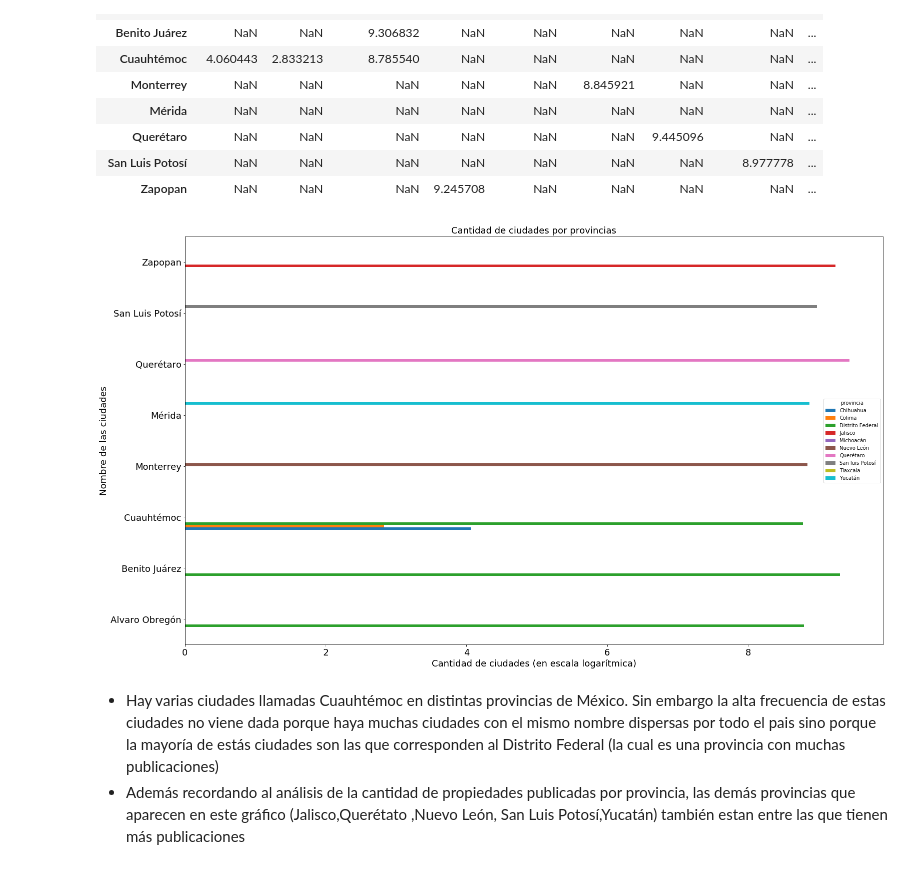
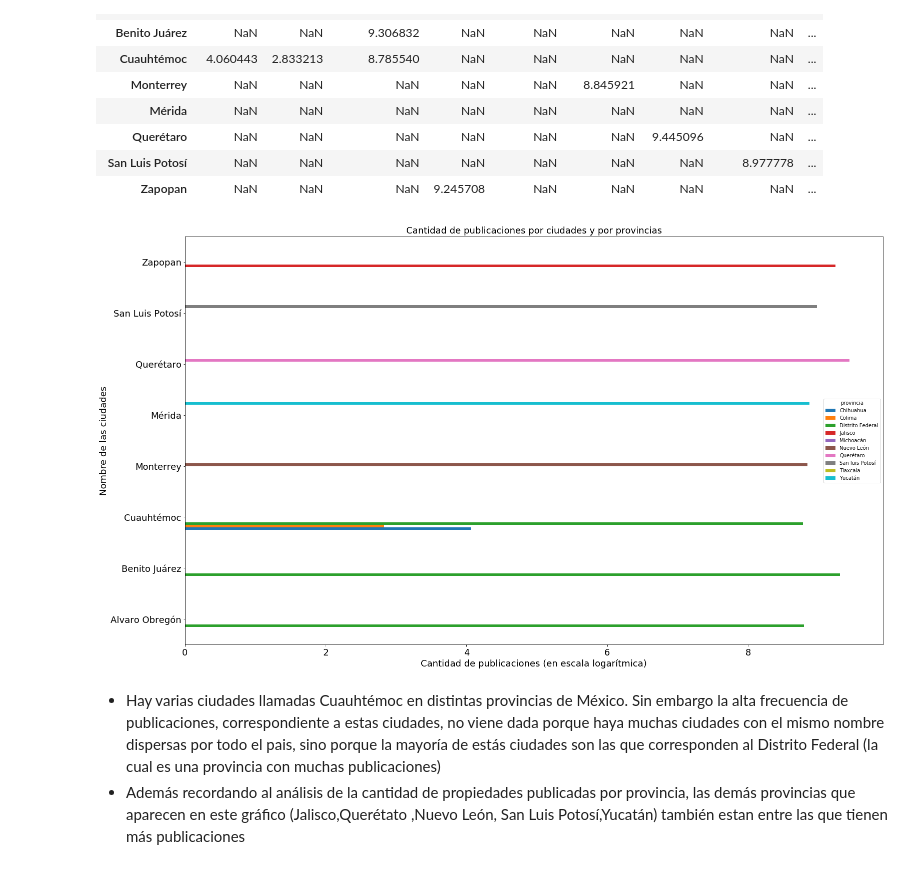
Before and after one commit to Giova262/OrgDatTP, a Jupyter notebook: Análisis epxloratorio general 2.ipynb, the cells around one changed output. Drawn from its saved outputs; the diff is of its cells as text; code cells hidden in the pictures.

```diff
--- a/Análisis epxloratorio general 2.ipynb
+++ b/Análisis epxloratorio general 2.ipynb
@@ -238,10 +238,10 @@ dato
 | San Luis Potosí | NaN | NaN | NaN | NaN | NaN | NaN | NaN | 8.977778 | ... |
 | Zapopan | NaN | NaN | NaN | 9.245708 | NaN | NaN | NaN | NaN | ... |
 # %%
-hbarplotdf(datos=dato,titulo='Cantidad de ciudades por provincias',etiqueta_x='Cantidad de ciudades (en escala logarítmica)',etiqueta_y='Nombre de las ciudades',tamanio=(25,15))
+hbarplotdf(datos=dato,titulo='Cantidad de publicaciones por ciudades y por provincias',etiqueta_x='Cantidad de publicaciones (en escala logarítmica)',etiqueta_y='Nombre de las ciudades',tamanio=(25,15))
 # %% [output]
-[figure, old version]
+[figure, new version]
 # %% [markdown]
 * Hay varias ciudades llamadas Cuauhtémoc en distintas provincias de México.
-Sin embargo la alta frecuencia de estas ciudades no viene dada porque haya muchas ciudades con el mismo nombre dispersas por todo el pais sino porque la mayoría de estás ciudades son las que corresponden al Distrito Federal (la cual es una provincia con muchas publicaciones)
+Sin embargo la alta frecuencia de publicaciones, correspondiente a estas ciudades, no viene dada porque haya muchas ciudades con el mismo nombre dispersas por todo el pais, sino porque la mayoría de estás ciudades son las que corresponden al Distrito Federal (la cual es una provincia con muchas publicaciones)
 * Además recordando al análisis de la cantidad de propiedades publicadas por provincia, las demás provincias que aparecen en este gráfico (Jalisco,Querétato ,Nuevo León, San Luis Potosí,Yucatán) también estan entre las que tienen más publicaciones
```
Also changed, not shown: parts of 7 cells of this notebook.
